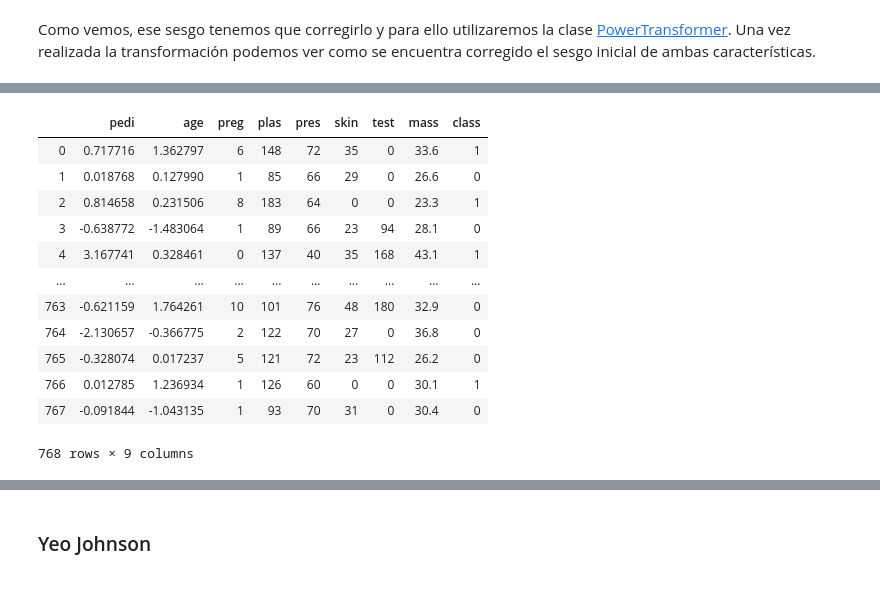
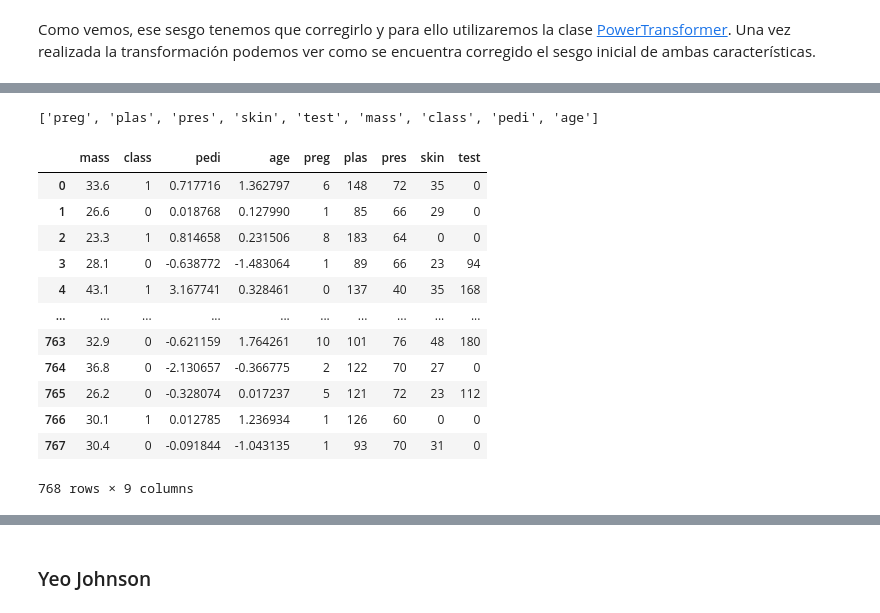
Before and after one commit to EnmanuelMartinsAbilheira/machine-learning-with-python-advanced-machine-learning, a Jupyter notebook: Cap 3. Preprocesamiento de datos/JupyterNotebooks/3.2. Transformacio╠ün de datos.ipynb, the cells around one changed output, grey strips where cells are left out. Cells and saved outputs as stored; diff of their text form; code cells hidden in the pictures.

```diff
--- a/Cap 3. Preprocesamiento de datos/JupyterNotebooks/3.2. Transformacio╠ün de datos.ipynb
+++ b/Cap 3. Preprocesamiento de datos/JupyterNotebooks/3.2. Transformacio╠ün de datos.ipynb
@@ -291,39 +324,61 @@ Como vemos, ese sesgo tenemos que corregirlo y para ello utilizaremos la clase [
 # %%
 # Box-Cox Transform
 from sklearn.preprocessing import PowerTransformer
+
 # extract features with skew
-???
+features = data[['pedi', 'age']]
+pt = PowerTransformer(method='box-cox', standardize=True,)
+
 #instatiate
-???
+skl_boxcox = pt.fit(features)
+
+
 #Fit the data to the powertransformer
-???
+
 #Lets get the Lambdas that were found
 #print (skl_boxcox.lambdas_)
-???
+calc_lambdas = skl_boxcox.lambdas_
+
+
 #Transform the data
-???
+skl_boxcox = pt.transform(features)
+df_features = pd.DataFrame(data=skl_boxcox, columns = ['pedi','age'])
+
 #Pass the transformed data into a new dataframe
-???
+data.drop(['age'], axis=1, inplace = True)
+data.drop(['pedi'], axis=1, inplace = True)
+
 # Pass to the original dataframe the transform columns
-???
+
 # Concatenar ambos dataframes
-???
+df_data = pd.concat([data, df_features], axis=1)
+cols = df_data.columns.tolist()
+
 # Pasa e útimo elemento al primero de la lista (2 veces)
-???
+cols
+
 # Sobreescrimos
-???
 # %% [output]
-|  | pedi | age | preg | plas | pres | skin | test | mass | class |
-| 0 | 0.717716 | 1.362797 | 6 | 148 | 72 | 35 | 0 | 33.6 | 1 |
-| 1 | 0.018768 | 0.127990 | 1 | 85 | 66 | 29 | 0 | 26.6 | 0 |
-| 2 | 0.814658 | 0.231506 | 8 | 183 | 64 | 0 | 0 | 23.3 | 1 |
-| 3 | -0.638772 | -1.483064 | 1 | 89 | 66 | 23 | 94 | 28.1 | 0 |
-| 4 | 3.167741 | 0.328461 | 0 | 137 | 40 | 35 | 168 | 43.1 | 1 |
-| ... | ... | ... | ... | ... | ... | ... | ... | ... | ... |
-| 763 | -0.621159 | 1.764261 | 10 | 101 | 76 | 48 | 180 | 32.9 | 0 |
-| 764 | -2.130657 | -0.366775 | 2 | 122 | 70 | 27 | 0 | 36.8 | 0 |
-| 765 | -0.328074 | 0.017237 | 5 | 121 | 72 | 23 | 112 | 26.2 | 0 |
-| 766 | 0.012785 | 1.236934 | 1 | 126 | 60 | 0 | 0 | 30.1 | 1 |
-| 767 | -0.091844 | -1.043135 | 1 | 93 | 70 | 31 | 0 | 30.4 | 0 |
-768 rows × 9 columns
+['preg', 'plas', 'pres', 'skin', 'test', 'mass', 'class', 'pedi', 'age']
+# %%
+# Pasa e útimo elemento al primero de la lista (2 veces)
+# Sobreescrimos
+cols = cols[-1:] + cols[:-1]
+cols = cols[-1:] + cols[:-1]
+df_data = df_data[cols]
+df_data
+# %% [output]
+|  | mass | class | pedi | age | preg | plas | pres | skin | test |
+| 0 | 33.6 | 1 | 0.717716 | 1.362797 | 6 | 148 | 72 | 35 | 0 |
+| 1 | 26.6 | 0 | 0.018768 | 0.127990 | 1 | 85 | 66 | 29 | 0 |
+| 2 | 23.3 | 1 | 0.814658 | 0.231506 | 8 | 183 | 64 | 0 | 0 |
+| 3 | 28.1 | 0 | -0.638772 | -1.483064 | 1 | 89 | 66 | 23 | 94 |
+| 4 | 43.1 | 1 | 3.167741 | 0.328461 | 0 | 137 | 40 | 35 | 168 |
+| ... | ... | ... | ... | ... | ... | ... | ... | ... | ... |
+| 763 | 32.9 | 0 | -0.621159 | 1.764261 | 10 | 101 | 76 | 48 | 180 |
+| 764 | 36.8 | 0 | -2.130657 | -0.366775 | 2 | 122 | 70 | 27 | 0 |
+| 765 | 26.2 | 0 | -0.328074 | 0.017237 | 5 | 121 | 72 | 23 | 112 |
+| 766 | 30.1 | 1 | 0.012785 | 1.236934 | 1 | 126 | 60 | 0 | 0 |
+| 767 | 30.4 | 0 | -0.091844 | -1.043135 | 1 | 93 | 70 | 31 | 0 |
+768 rows × 9 columns
 # %%
```
Also changed, not shown: parts of 8 cells of this notebook.
